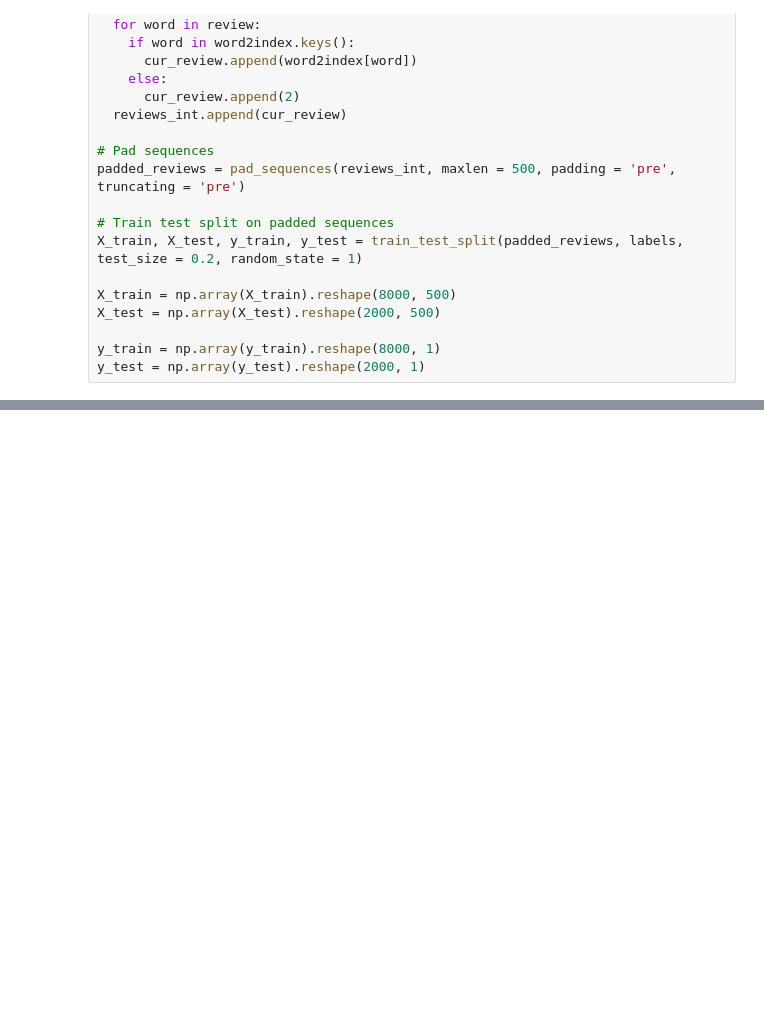
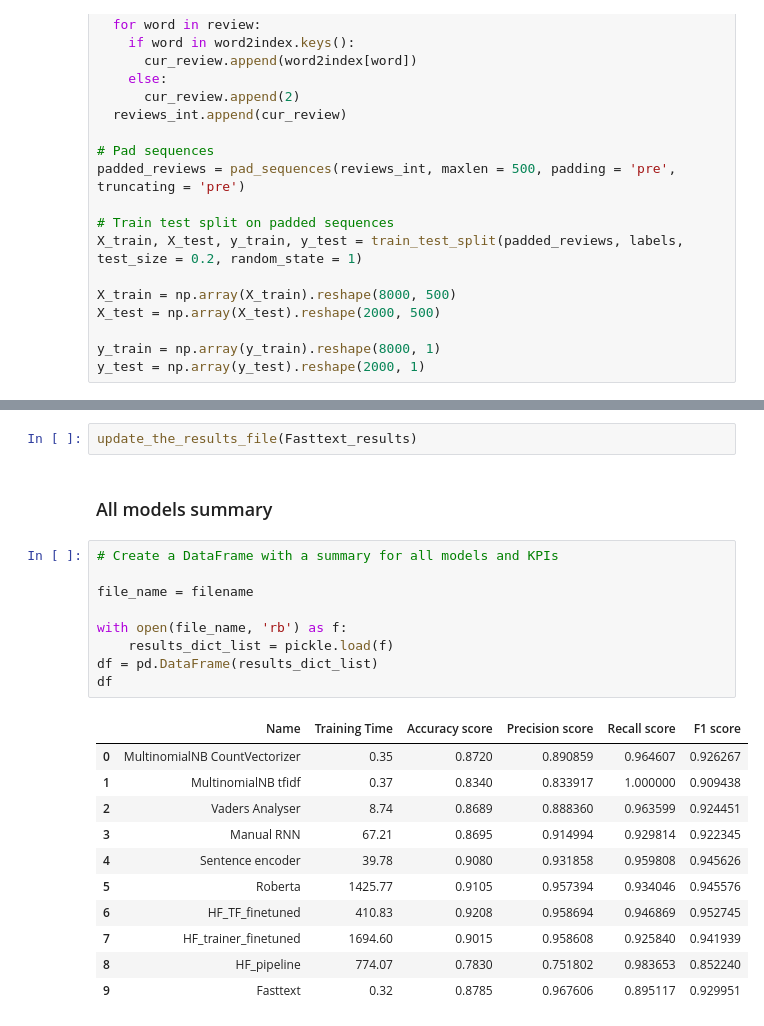
Before and after one commit to CalesSla/NLP_Sentiment_Analysis_mini_projects_V2, a Jupyter notebook: yelp_reviews_model_selection.ipynb, the cells around one changed output, grey strips where cells are left out. Cells and saved outputs as stored; diff of their text form; blank space fills up the shorter version.

```diff
--- a/yelp_reviews_model_selection.ipynb
+++ b/yelp_reviews_model_selection.ipynb
@@ -379,0 +949,25 @@ Manual_RNN_execution_time = Manual_RNN_end_time - Manual_RNN_start_time
+# %%
+update_the_results_file(Fasttext_results)
+# %% [markdown]
+### All models summary
+# %%
+# Create a DataFrame with a summary for all models and KPIs
+
+file_name = filename
+
+with open(file_name, 'rb') as f:
+    results_dict_list = pickle.load(f)
+df = pd.DataFrame(results_dict_list)
+df
+# %% [output]
+|  | Name | Training Time | Accuracy score | Precision score | Recall score | F1 score |
+| 0 | MultinomialNB CountVectorizer | 0.35 | 0.8720 | 0.890859 | 0.964607 | 0.926267 |
+| 1 | MultinomialNB tfidf | 0.37 | 0.8340 | 0.833917 | 1.000000 | 0.909438 |
+| 2 | Vaders Analyser | 8.74 | 0.8689 | 0.888360 | 0.963599 | 0.924451 |
+| 3 | Manual RNN | 67.21 | 0.8695 | 0.914994 | 0.929814 | 0.922345 |
+| 4 | Sentence encoder | 39.78 | 0.9080 | 0.931858 | 0.959808 | 0.945626 |
+| 5 | Roberta | 1425.77 | 0.9105 | 0.957394 | 0.934046 | 0.945576 |
+| 6 | HF_TF_finetuned | 410.83 | 0.9208 | 0.958694 | 0.946869 | 0.952745 |
+| 7 | HF_trainer_finetuned | 1694.60 | 0.9015 | 0.958608 | 0.925840 | 0.941939 |
+| 8 | HF_pipeline | 774.07 | 0.7830 | 0.751802 | 0.983653 | 0.852240 |
+| 9 | Fasttext | 0.32 | 0.8785 | 0.967606 | 0.895117 | 0.929951 |
```
Also changed, not shown: parts of 40 cells of this notebook, 10 other files.
